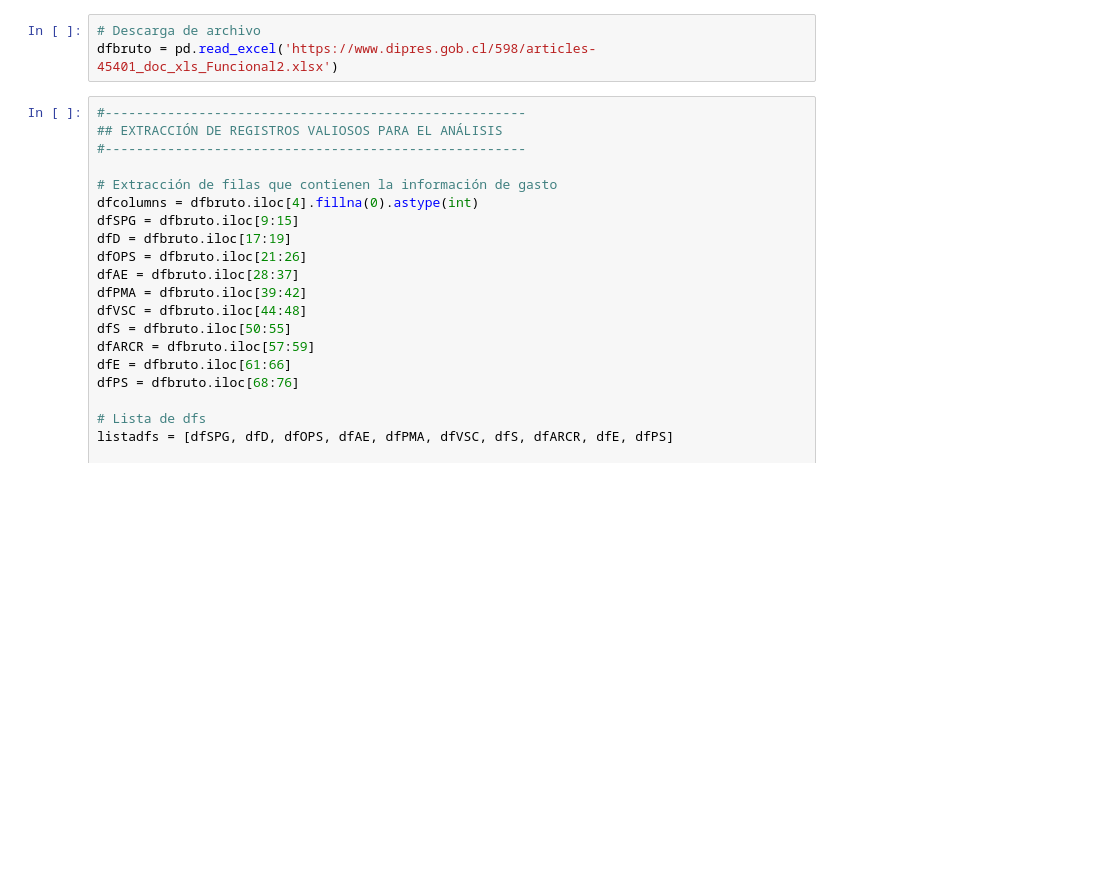
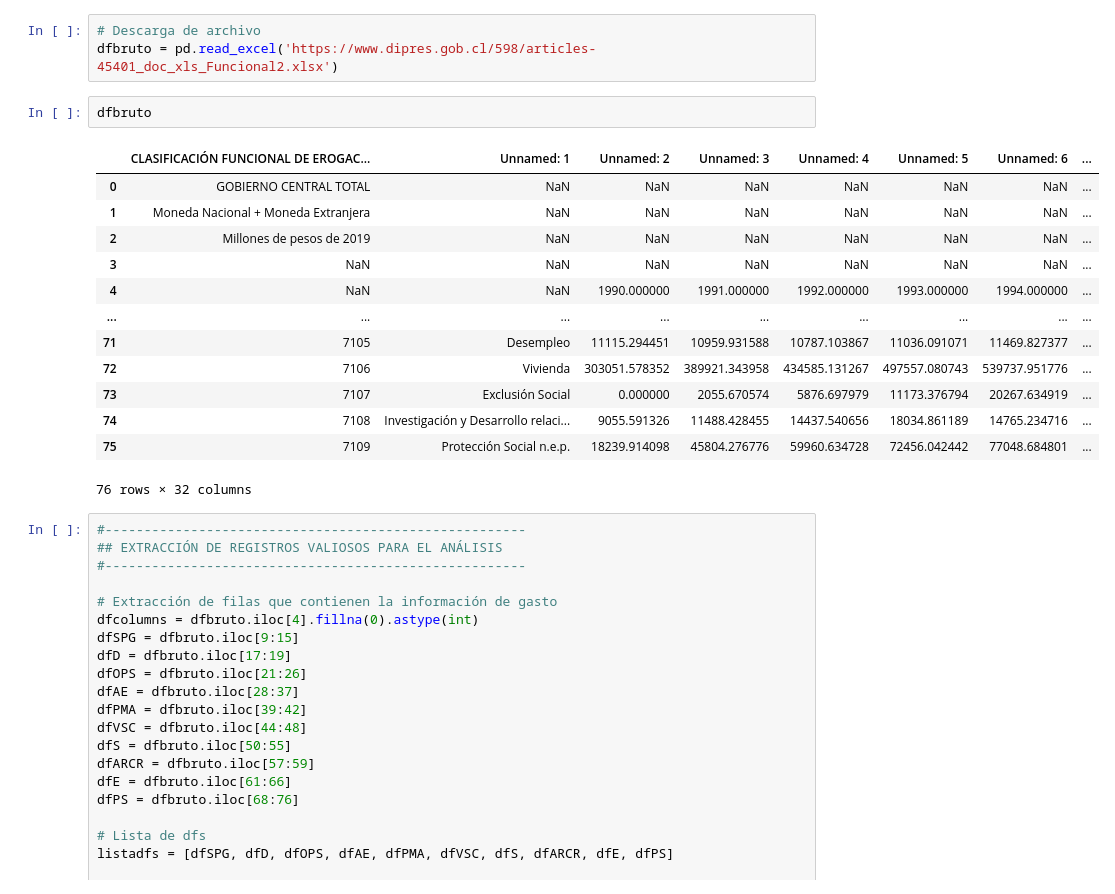
Before and after one commit to josemoragonzalez/ejemplosColab, a Jupyter notebook: GastoClasificaciónFuncional.ipynb, the cells around one changed output. Drawn from its saved outputs; the diff is of its cells as text; blank space fills up the shorter version.

```diff
--- a/GastoClasificaciónFuncional.ipynb
+++ b/GastoClasificaciónFuncional.ipynb
@@ -10,6 +10,22 @@ import seaborn as sns
 # %%
 # Descarga de archivo
 dfbruto = pd.read_excel('https://www.dipres.gob.cl/598/articles-45401_doc_xls_Funcional2.xlsx')
+# %%
+dfbruto
+# %% [output]
+|  | CLASIFICACIÓN FUNCIONAL DE EROGAC... | Unnamed: 1 | Unnamed: 2 | Unnamed: 3 | Unnamed: 4 | Unnamed: 5 | Unnamed: 6 | ... |
+| 0 | GOBIERNO CENTRAL TOTAL | NaN | NaN | NaN | NaN | NaN | NaN | ... |
+| 1 | Moneda Nacional + Moneda Extranjera | NaN | NaN | NaN | NaN | NaN | NaN | ... |
+| 2 | Millones de pesos de 2019 | NaN | NaN | NaN | NaN | NaN | NaN | ... |
+| 3 | NaN | NaN | NaN | NaN | NaN | NaN | NaN | ... |
+| 4 | NaN | NaN | 1990.000000 | 1991.000000 | 1992.000000 | 1993.000000 | 1994.000000 | ... |
+| ... | ... | ... | ... | ... | ... | ... | ... | ... |
+| 71 | 7105 | Desempleo | 11115.294451 | 10959.931588 | 10787.103867 | 11036.091071 | 11469.827377 | ... |
+| 72 | 7106 | Vivienda | 303051.578352 | 389921.343958 | 434585.131267 | 497557.080743 | 539737.951776 | ... |
+| 73 | 7107 | Exclusión Social | 0.000000 | 2055.670574 | 5876.697979 | 11173.376794 | 20267.634919 | ... |
+| 74 | 7108 | Investigación y Desarrollo relaci... | 9055.591326 | 11488.428455 | 14437.540656 | 18034.861189 | 14765.234716 | ... |
+| 75 | 7109 | Protección Social n.e.p. | 18239.914098 | 45804.276776 | 59960.634728 | 72456.042442 | 77048.684801 | ... |
+76 rows × 32 columns
 # %%
 #------------------------------------------------------
 ## EXTRACCIÓN DE REGISTROS VALIOSOS PARA EL ANÁLISIS
```
Also changed, not shown: parts of 2 cells of this notebook.
